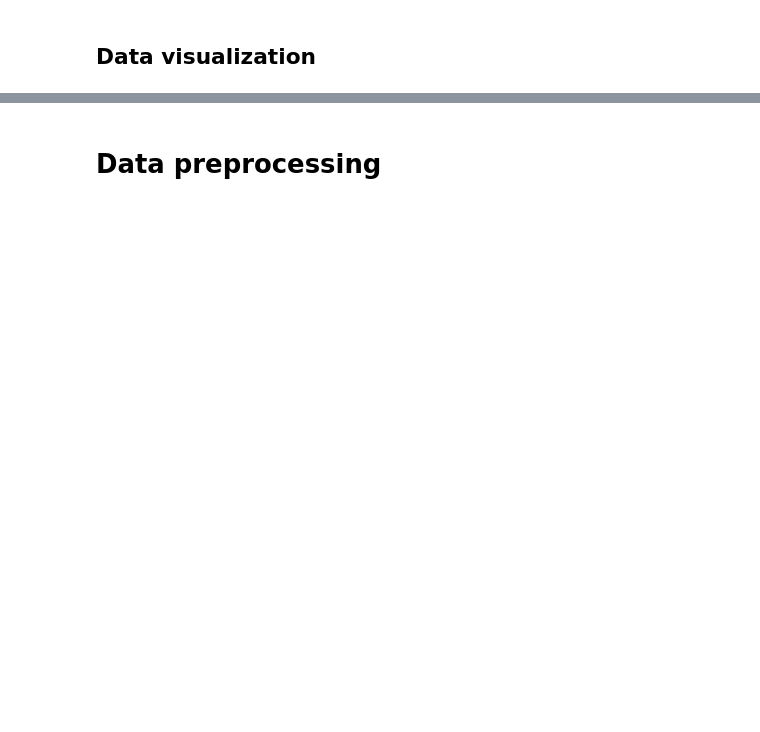
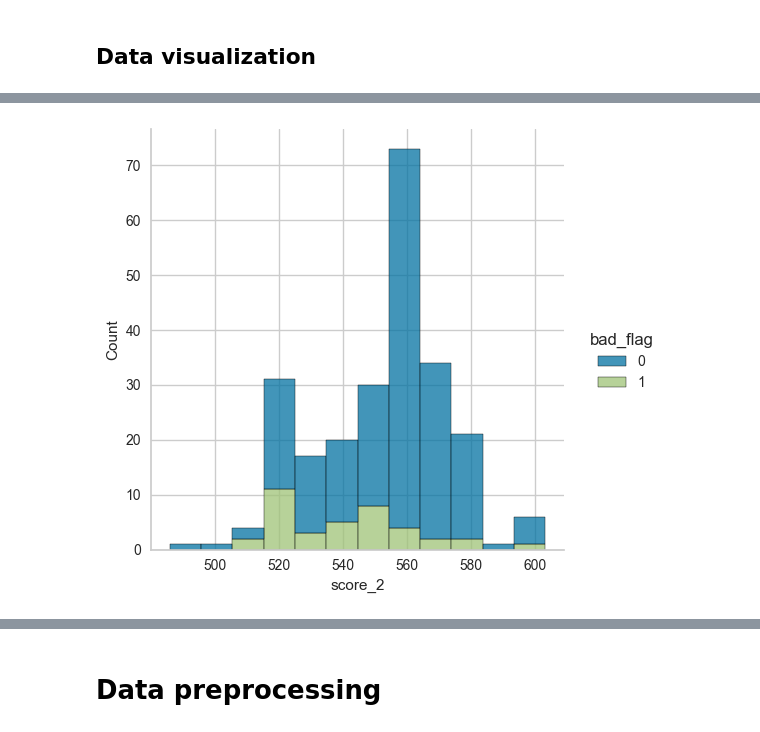
Before and after one commit to StMaCre/Flag_Loans, a Jupyter notebook: Flag_Loans.ipynb, the cells around one changed output, grey strips where cells are left out. Drawn from its saved outputs; the diff is of its cells as text; code cells hidden in the pictures; blank space fills up the shorter version.

```diff
--- a/Flag_Loans.ipynb
+++ b/Flag_Loans.ipynb
@@ -125,0 +175,5 @@ for feature in cat_features:
+# %%
+# Plot the distribution of score_2 conditionned by the 'bad_flag' variable
+_ = displot(data=data, x="score_2", hue="bad_flag", multiple="stack")
+# %% [output]
+[figure, added]
```
Also changed, not shown: parts of 36 cells of this notebook.
